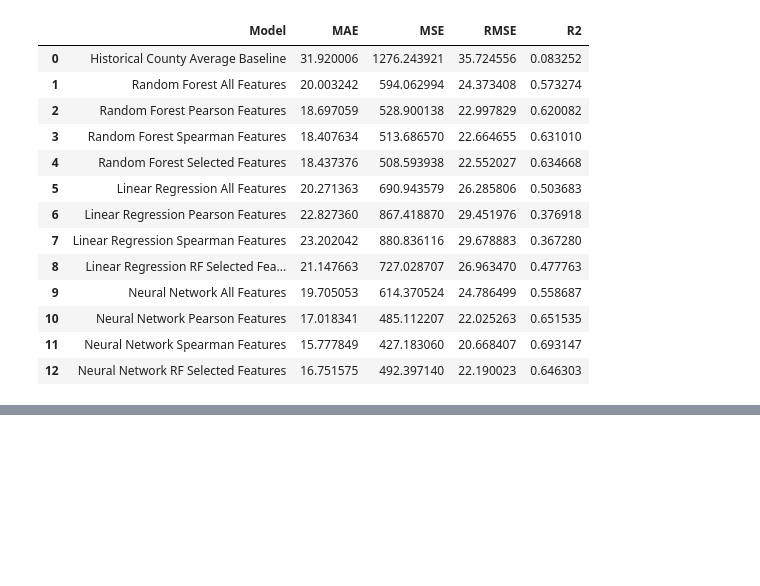
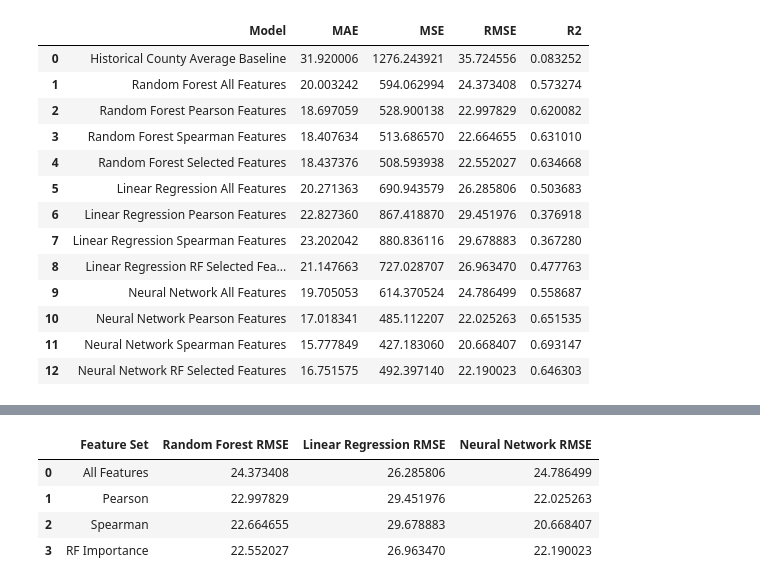
Before and after one commit to JTRIII/corn-yield-thesis, a Jupyter notebook: notebooks/06_model_evaluation_and_final_results.ipynb, the cells around one changed output, grey strips where cells are left out. Cells and saved outputs as stored; diff of their text form; code cells hidden in the pictures; blank space fills up the shorter version.

```diff
--- a/notebooks/06_model_evaluation_and_final_results.ipynb
+++ b/notebooks/06_model_evaluation_and_final_results.ipynb
@@ -3306,0 +3338,35 @@ final_model_comparison
+# %%
+final_feature_set_comparison = pd.DataFrame({
+    "Feature Set": [
+        "All Features",
+        "Pearson",
+        "Spearman",
+        "RF Importance"
+    ],
+    "Random Forest RMSE": [
+        final_rf_all_rmse,
+        final_rf_pearson_rmse,
+        final_rf_spearman_rmse,
+        final_rf_selected_rmse
+    ],
+    "Linear Regression RMSE": [
+        final_lr_all_rmse,
+        final_lr_pearson_rmse,
+        final_lr_spearman_rmse,
+        final_lr_selected_rmse
+    ],
+    "Neural Network RMSE": [
+        final_nn_all_rmse,
+        final_nn_pearson_rmse,
+        final_nn_spearman_rmse,
+        final_nn_selected_rmse
+    ]
+})
+
+final_feature_set_comparison
+# %% [output]
+|  | Feature Set | Random Forest RMSE | Linear Regression RMSE | Neural Network RMSE |
+| 0 | All Features | 24.373408 | 26.285806 | 24.786499 |
+| 1 | Pearson | 22.997829 | 29.451976 | 22.025263 |
+| 2 | Spearman | 22.664655 | 29.678883 | 20.668407 |
+| 3 | RF Importance | 22.552027 | 26.963470 | 22.190023 |
```
Also changed, not shown: parts of 3 cells of this notebook.
